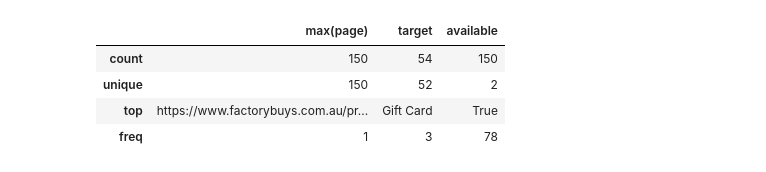
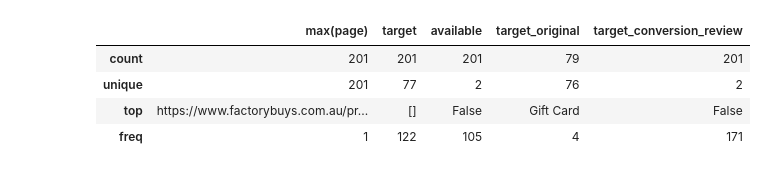
Before and after one commit to aquapuziq/NLP_furniture_stores-, a Jupyter notebook: NER_training.ipynb, the cells around one changed output. Saved outputs shown, nothing was run; the diff lists cells and outputs as text; code cells hidden in the pictures.

Commit message:
Storing targets via JSON. New split method

```diff
--- a/NER_training.ipynb
+++ b/NER_training.ipynb
@@ -5,11 +7,11 @@ import os
 # %%
-file_path = r'C:\dev\projects\NLP_test\data\train_dataset_manual.csv'
+file_path = r'C:\dev\projects\NLP_test\data\train_dataset_target_as_json.csv'
 data = pd.read_csv(file_path)
 data.describe()
 # %% [output]
-|  | max(page) | target | available |
-| count | 150 | 54 | 150 |
-| unique | 150 | 52 | 2 |
-| top | https://www.factorybuys.com.au/pr... | Gift Card | True |
-| freq | 1 | 3 | 78 |
+|  | max(page) | target | available | target_original | target_conversion_review |
+| count | 201 | 201 | 201 | 79 | 201 |
+| unique | 201 | 77 | 2 | 76 | 2 |
+| top | https://www.factorybuys.com.au/pr... | [] | False | Gift Card | False |
+| freq | 1 | 122 | 105 | 4 | 171 |
 # %%
```
Also changed, not shown: parts of 26 cells of this notebook, 1 other file.
